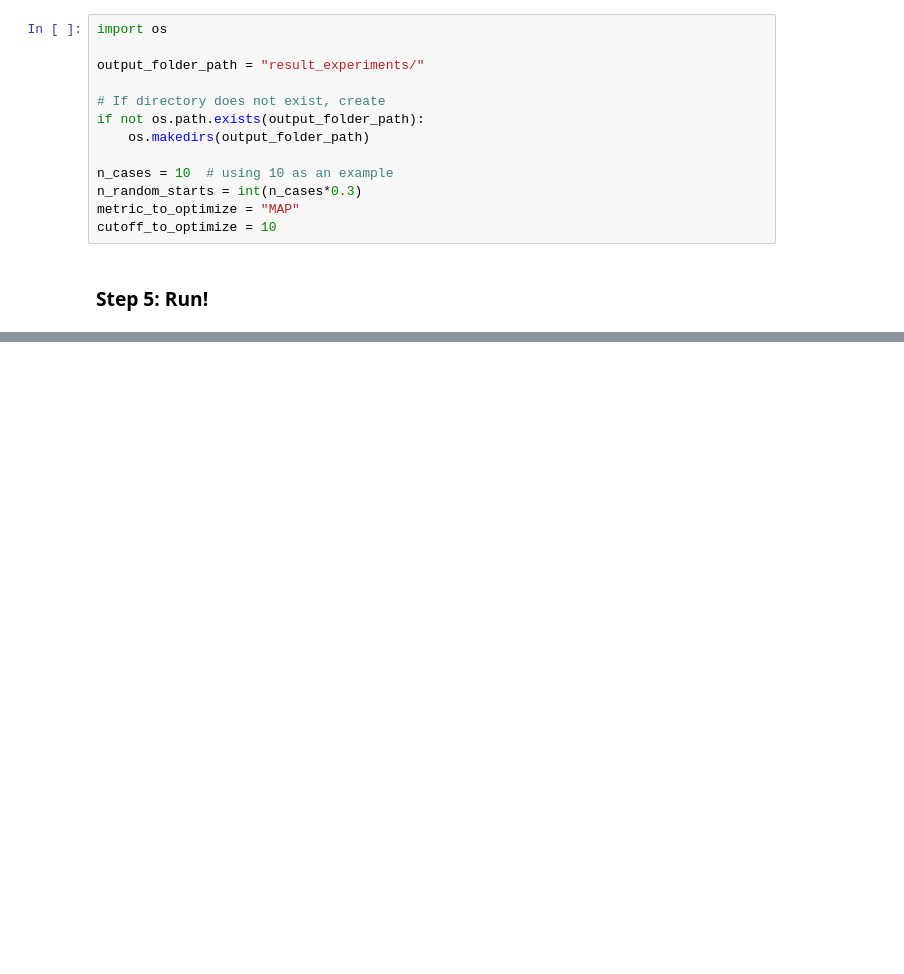
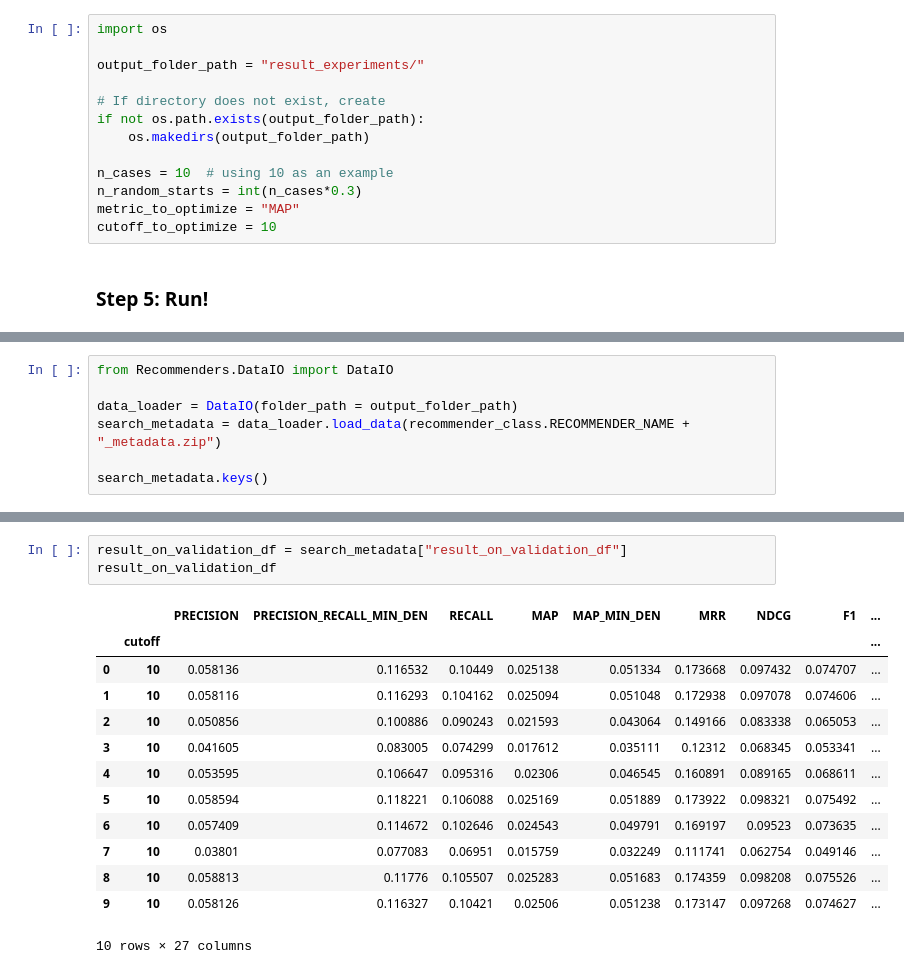
Before and after one commit to LucaBrembilla/RecSys_Course_AT_PoliMi, a Jupyter notebook: Project-rp3beta.ipynb, the cells around one changed output, grey strips where cells are left out. Drawn from its saved outputs; the diff is of its cells as text; blank space fills up the shorter version.

Commit message:
Upload rp3beta bayesian search

```diff
--- a/Project-rp3beta.ipynb
+++ b/Project-rp3beta.ipynb
@@ -121,0 +143,7 @@ hyperparameterSearch.search(recommender_input_args,
+# %%
+from Recommenders.DataIO import DataIO
+
+data_loader = DataIO(folder_path = output_folder_path)
+search_metadata = data_loader.load_data(recommender_class.RECOMMENDER_NAME + "_metadata.zip")
+
+search_metadata.keys()
@@ -121,0 +167,17 @@ hyperparameterSearch.search(recommender_input_args,
+# %%
+result_on_validation_df = search_metadata["result_on_validation_df"]
+result_on_validation_df
+# %% [output]
+|  |  | PRECISION | PRECISION_RECALL_MIN_DEN | RECALL | MAP | MAP_MIN_DEN | MRR | NDCG | F1 | ... |
+|  | cutoff |  |  |  |  |  |  |  |  | ... |
+| 0 | 10 | 0.058136 | 0.116532 | 0.10449 | 0.025138 | 0.051334 | 0.173668 | 0.097432 | 0.074707 | ... |
+| 1 | 10 | 0.058116 | 0.116293 | 0.104162 | 0.025094 | 0.051048 | 0.172938 | 0.097078 | 0.074606 | ... |
+| 2 | 10 | 0.050856 | 0.100886 | 0.090243 | 0.021593 | 0.043064 | 0.149166 | 0.083338 | 0.065053 | ... |
+| 3 | 10 | 0.041605 | 0.083005 | 0.074299 | 0.017612 | 0.035111 | 0.12312 | 0.068345 | 0.053341 | ... |
+| 4 | 10 | 0.053595 | 0.106647 | 0.095316 | 0.02306 | 0.046545 | 0.160891 | 0.089165 | 0.068611 | ... |
+| 5 | 10 | 0.058594 | 0.118221 | 0.106088 | 0.025169 | 0.051889 | 0.173922 | 0.098321 | 0.075492 | ... |
+| 6 | 10 | 0.057409 | 0.114672 | 0.102646 | 0.024543 | 0.049791 | 0.169197 | 0.09523 | 0.073635 | ... |
+| 7 | 10 | 0.03801 | 0.077083 | 0.06951 | 0.015759 | 0.032249 | 0.111741 | 0.062754 | 0.049146 | ... |
+| 8 | 10 | 0.058813 | 0.11776 | 0.105507 | 0.025283 | 0.051683 | 0.174359 | 0.098208 | 0.075526 | ... |
+| 9 | 10 | 0.058126 | 0.116327 | 0.10421 | 0.02506 | 0.051238 | 0.173147 | 0.097268 | 0.074627 | ... |
+10 rows × 27 columns
```
Also changed, not shown: parts of 11 cells of this notebook.
